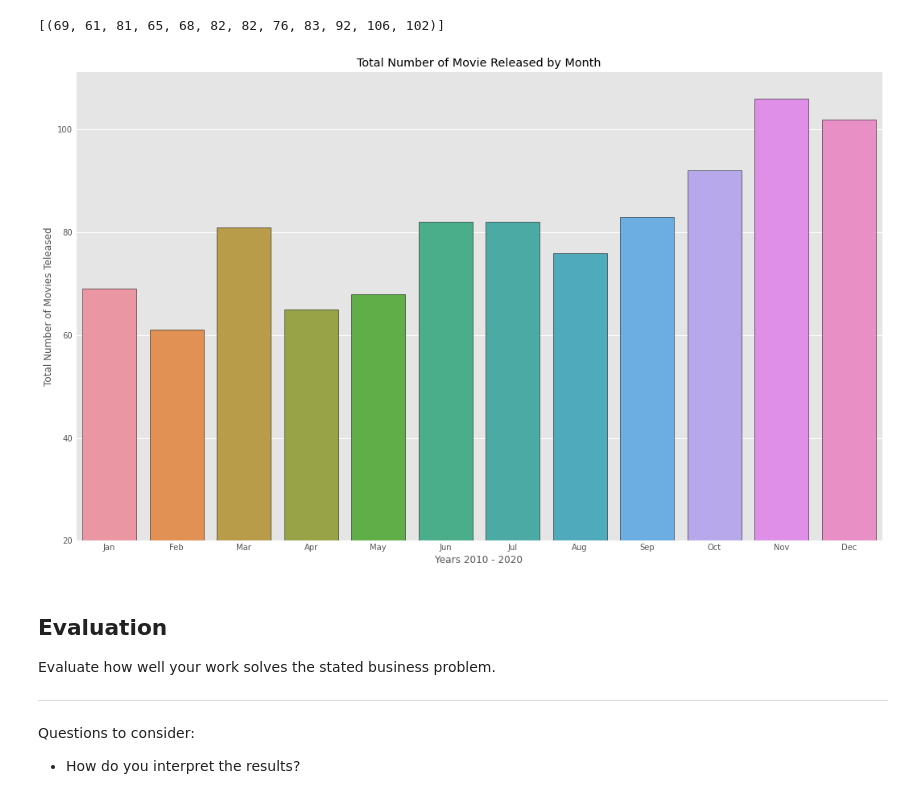
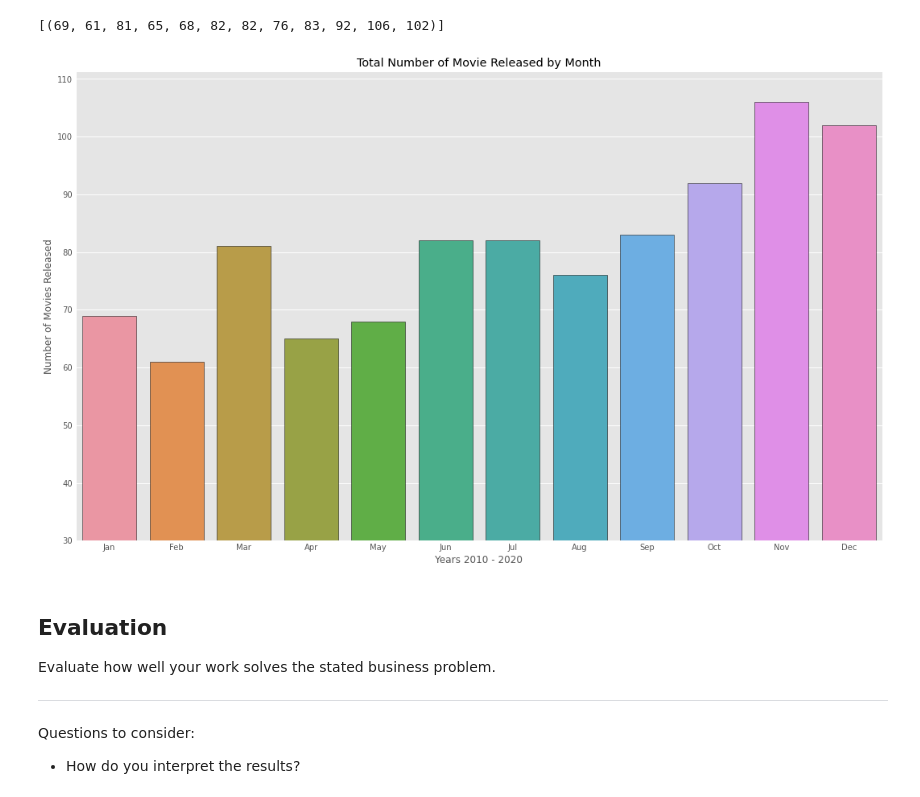
Before and after one commit to learn-co-curriculum/dsc-project-template, a Jupyter notebook: Finalized - Michael.ipynb, the cells around one changed output. Drawn from its saved outputs; the diff is of its cells as text; code cells hidden in the pictures.

Commit message:
new image and an update on readme

```diff
--- a/Finalized - Michael.ipynb
+++ b/Finalized - Michael.ipynb
@@ -347,18 +349,17 @@ list(df_months.value_counts().index)
 # %%
+# Back to working with master dataframe 'BigFrame'
 # Plot the total number of movies released each month
 # Set y = 20 so graph is better represented
 plt.style.use('ggplot')
 fig, ax = plt.subplots(figsize = (16, 10))
 x = months
-#y = [*here*]
-y = [69, 61, 81, 65, 68, 82, 82, 76, 83, 92, 106, 102]
 sns.barplot(x=x, y=y, edgecolor = 'black');
-ax.set_ylim(bottom=20)
+ax.set_ylim(bottom=30)
 ax.set_title('Total Number of Movie Released by Month')
 ax.set_xlabel('Years 2010 - 2020')
-ax.set_ylabel('Total Number of Movies Teleased');
+ax.set_ylabel('Number of Movies Released');
 # %% [output]
-[figure, old version]
+[figure, new version]
 # %%
 # The window with the least competition is in the first half of the year (Jan-Jun)
 # This distribution shows that movie production companies release more movies later in the year.
```
Also changed, not shown: parts of 3 cells of this notebook, 4 other files.
